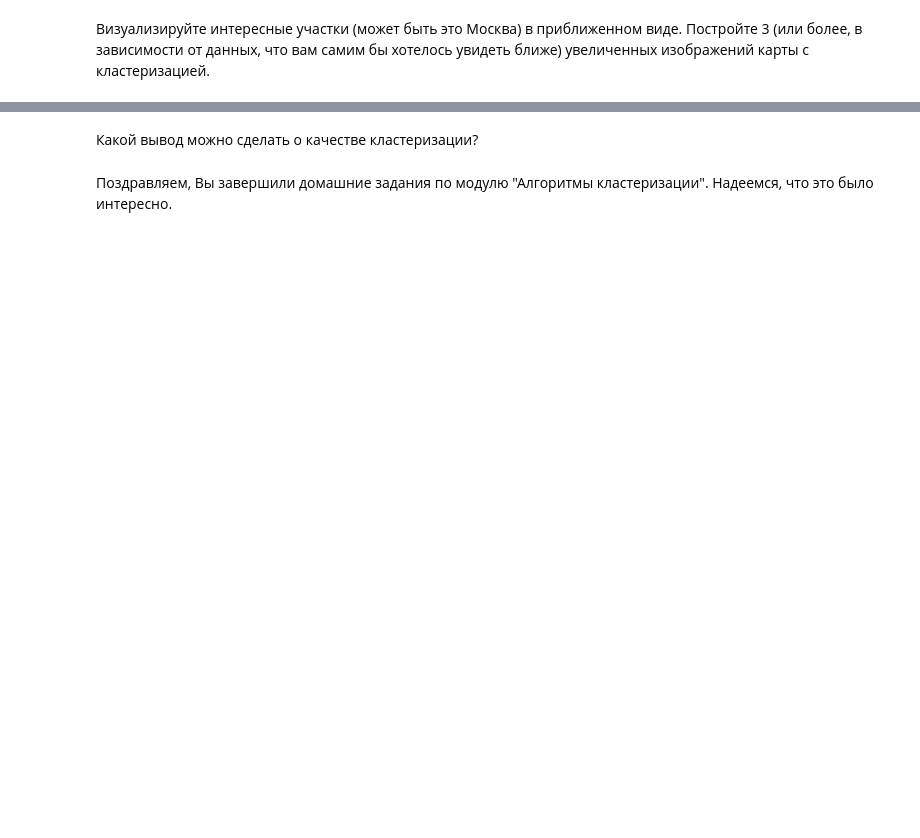
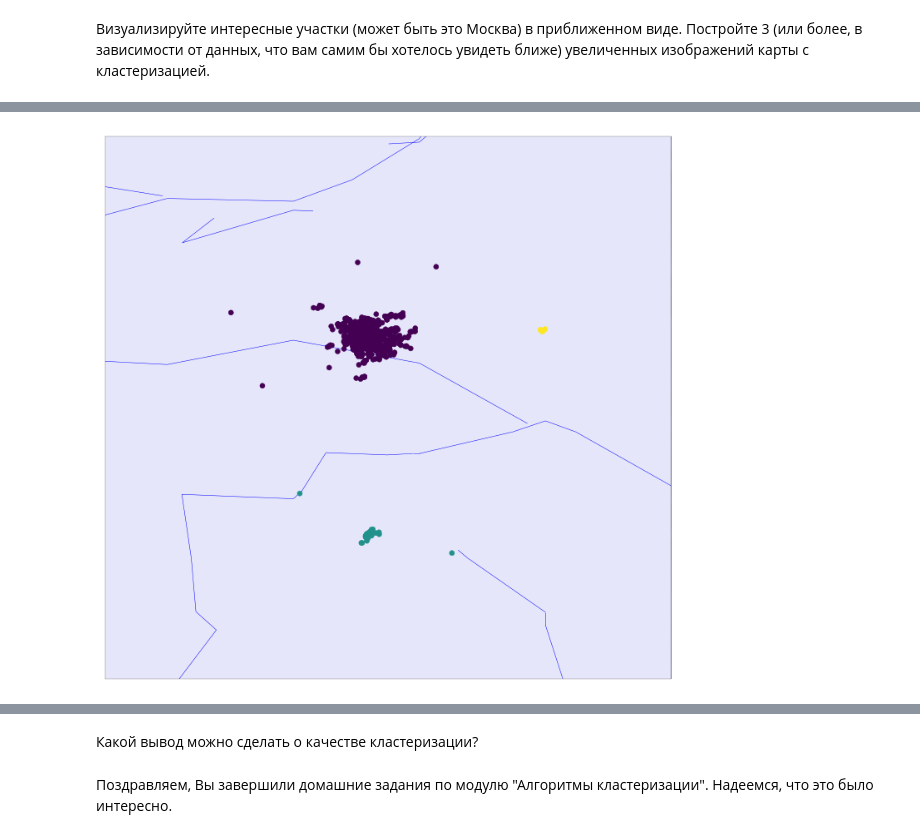
Before and after one commit to is-kozlov/sphere_hw, a Jupyter notebook: Kozlov_hw2.ipynb, the cells around one changed output, grey strips where cells are left out. Saved outputs shown, nothing was run; the diff lists cells and outputs as text; code cells hidden in the pictures; blank space fills up the shorter version.

```diff
--- a/Kozlov_hw2.ipynb
+++ b/Kozlov_hw2.ipynb
@@ -406,0 +481,19 @@ pl.show()
+# %%
+pl.figure(figsize=(20,12))
+
+m = bm.Basemap(projection='cyl', llcrnrlat=min(x_msk[:, 0]) - 1, urcrnrlat=max(x_msk[:, 0]) + 1, llcrnrlon=min(x_msk[:, 1]) - 1, urcrnrlon=max(x_msk[:, 1]) + 1, resolution='c')
+
+y_msk = AgglomerativeClustering(n_clusters=3, linkage='average').fit_predict(x_msk)
+
+m.drawcountries(linewidth=0.2)
+m.fillcontinents(color='lavender', lake_color='#000040')
+m.drawmapboundary(linewidth=0.2, fill_color='#000040')
+m.drawparallels(np.arange(-90,90,30),labels=[0,0,0,0], color='white', linewidth=0.5)
+m.drawmeridians(np.arange(0,360,30),labels=[0,0,0,0], color='white', linewidth=0.5)
+m.drawrivers(color='#0000ff')
+
+m.scatter(x_msk[:, 1], x_msk[:,0], c=y_msk, zorder=10)
+
+pl.show()
+# %% [output]
+[figure, added]
```
Also changed, not shown: parts of 15 cells of this notebook.
